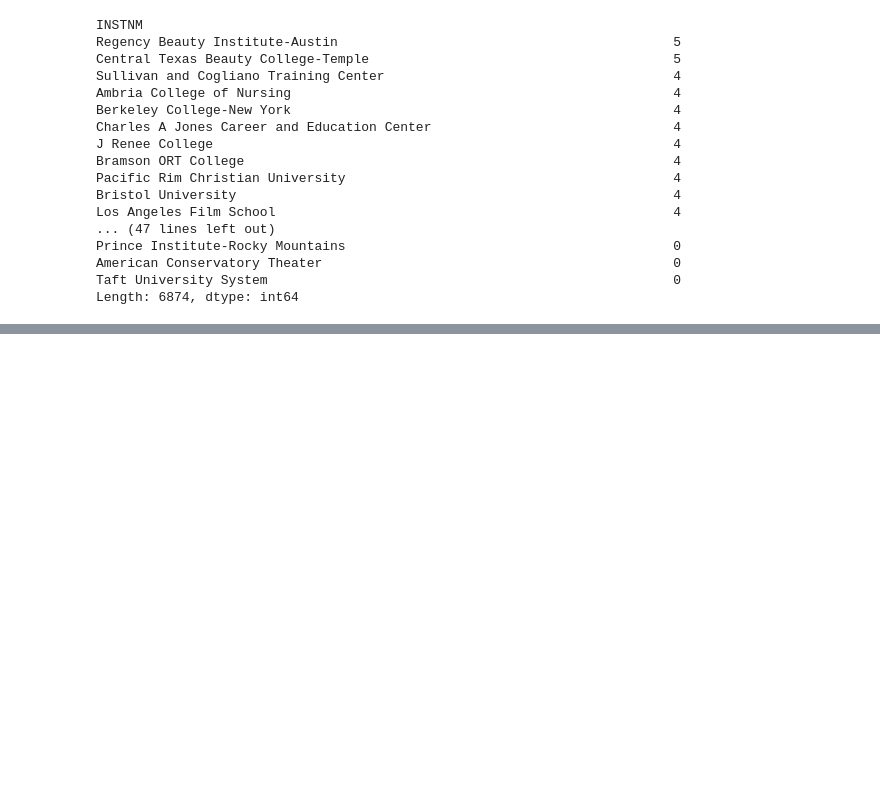
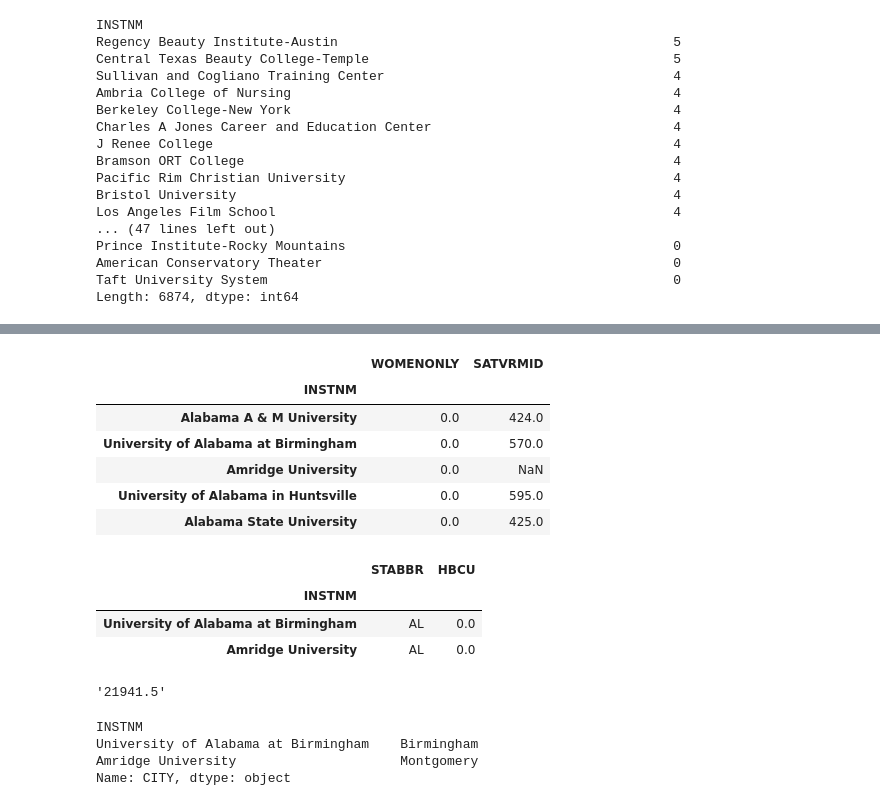
Before and after one commit to sahilk335/DataScience_Python_Basics, a Jupyter notebook: Pandas/Pandas cookbook practice.ipynb, the cells around one changed output, grey strips where cells are left out. Saved outputs shown, nothing was run; the diff lists cells and outputs as text; code cells hidden in the pictures; blank space fills up the shorter version.

```diff
--- a/Pandas/Pandas cookbook practice.ipynb
+++ b/Pandas/Pandas cookbook practice.ipynb
@@ -267,0 +348,28 @@ diversity_metric.loc[]
+# %%
+college.iloc[:,[4,6]].head()
+# %% [output]
+|  | WOMENONLY | SATVRMID |
+| INSTNM |  |  |
+| Alabama A & M University | 0.0 | 424.0 |
+| University of Alabama at Birmingham | 0.0 | 570.0 |
+| Amridge University | 0.0 | NaN |
+| University of Alabama in Huntsville | 0.0 | 595.0 |
+| Alabama State University | 0.0 | 425.0 |
+# %%
+college.iloc[[1,2],[1,2]]
+# %% [output]
+|  | STABBR | HBCU |
+| INSTNM |  |  |
+| University of Alabama at Birmingham | AL | 0.0 |
+| Amridge University | AL | 0.0 |
+# %%
+college.iloc[1,-1]
+# %% [output]
+'21941.5'
+# %%
+college.loc["University of Alabama at Birmingham":"Amridge University","CITY"]
+# %% [output]
+INSTNM
+University of Alabama at Birmingham    Birmingham
+Amridge University                     Montgomery
+Name: CITY, dtype: object
```
Also changed, not shown: parts of 16 cells of this notebook.
